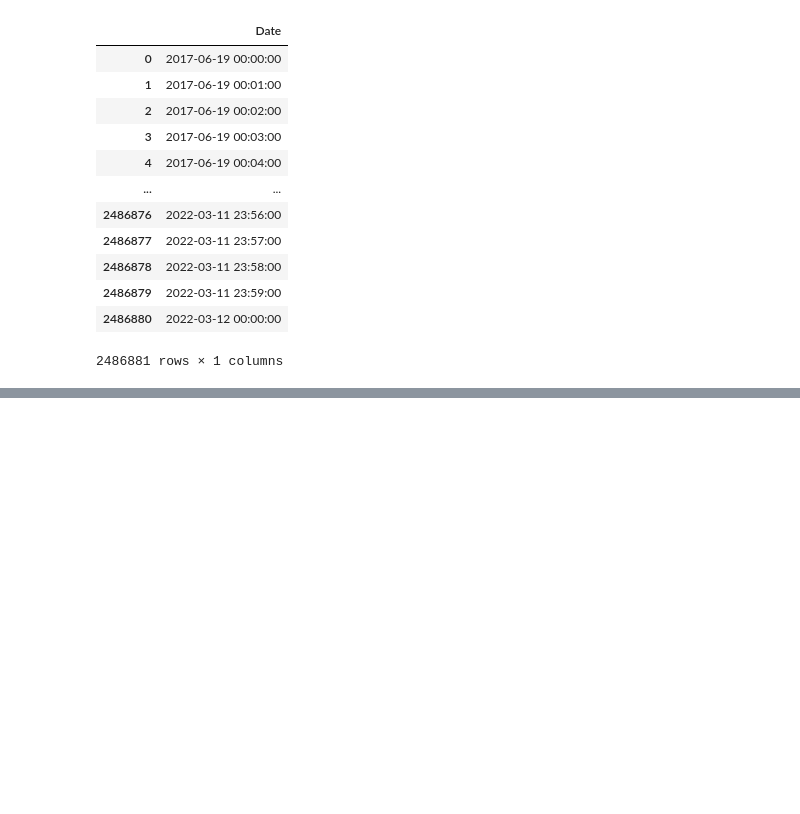
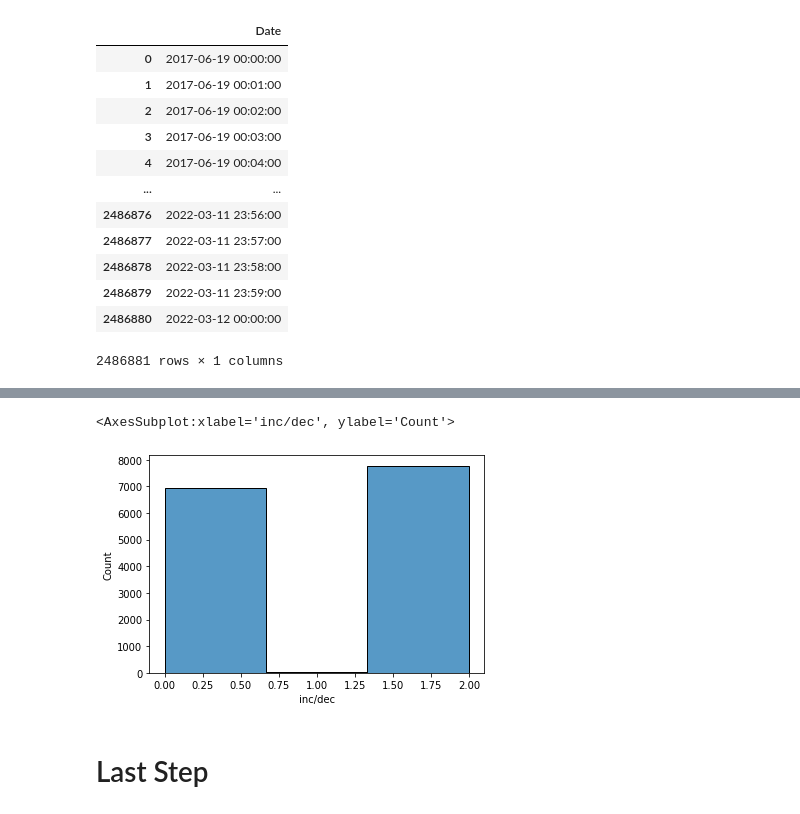
Before and after one commit to warriorprince86/MachineLearning, a Jupyter notebook: project/src/datamerge.ipynb, the cells around one changed output, grey strips where cells are left out. Cells and saved outputs as stored; diff of their text form; code cells hidden in the pictures; blank space fills up the shorter version.

```diff
--- a/project/src/datamerge.ipynb
+++ b/project/src/datamerge.ipynb
@@ -89,0 +323,7 @@ df.head(200)
+# %%
+sns.histplot(data=result, x='inc/dec',bins=3)
+# %% [output]
+<AxesSubplot:xlabel='inc/dec', ylabel='Count'>
+[figure, added]
+# %% [markdown]
+# Last Step
```
Also changed, not shown: parts of 15 cells of this notebook.
